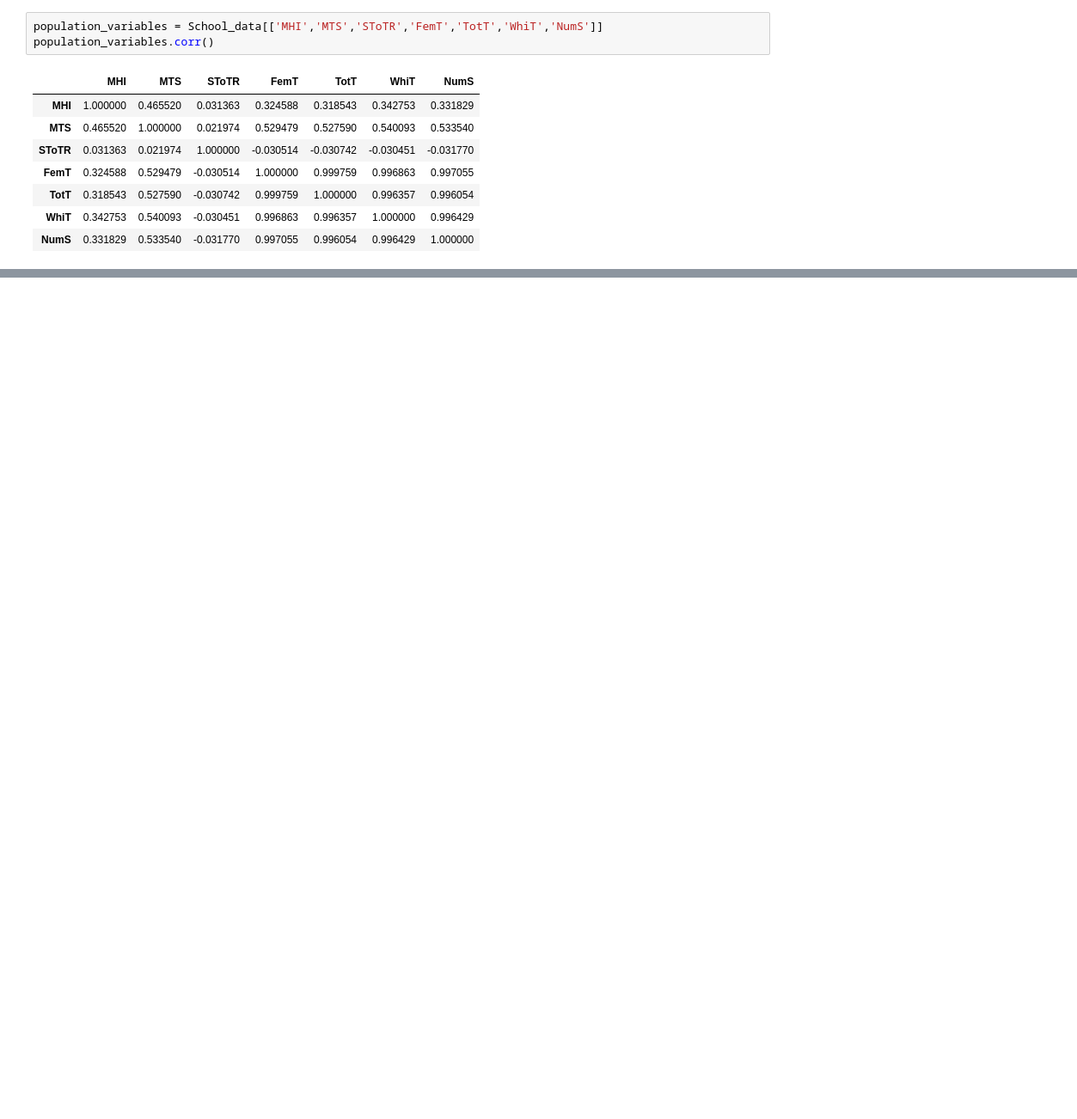
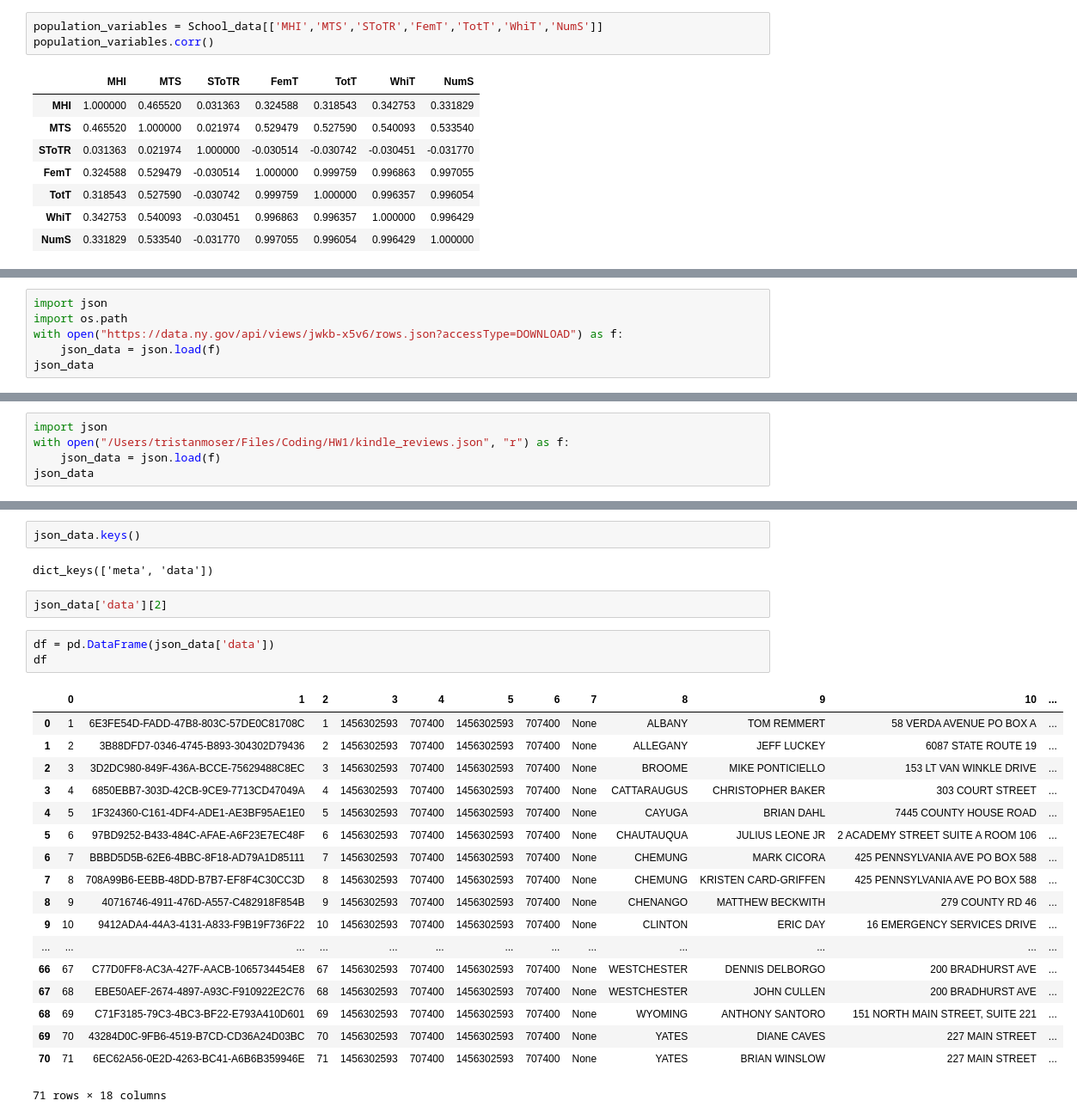
Before and after one commit to TristanMoser/byu_econ_applied_machine_learning, a Jupyter notebook: homeworks/Homework_1_TristanMoser.ipynb, the cells around one changed output, grey strips where cells are left out. Shown at 86% size. Drawn from its saved outputs; the diff is of its cells as text; blank space fills up the shorter version.

```diff
--- a/homeworks/Homework_1_TristanMoser.ipynb
+++ b/homeworks/Homework_1_TristanMoser.ipynb
@@ -268,0 +297,6 @@ population_variables.corr()
+# %%
+import json
+import os.path
+with open("https://data.ny.gov/api/views/jwkb-x5v6/rows.json?accessType=DOWNLOAD") as f:
+    json_data = json.load(f)
+json_data
@@ -268,0 +305,5 @@ population_variables.corr()
+# %%
+import json
+with open("/Users/tristanmoser/Files/Coding/HW1/kindle_reviews.json", "r") as f:
+    json_data = json.load(f)
+json_data
@@ -268,0 +328,28 @@ population_variables.corr()
+# %%
+json_data.keys()
+# %% [output]
+dict_keys(['meta', 'data'])
+# %%
+json_data['data'][2]
+# %%
+df = pd.DataFrame(json_data['data'])
+df
+# %% [output]
+|  | 0 | 1 | 2 | 3 | 4 | 5 | 6 | 7 | 8 | 9 | 10 | ... |
+| 0 | 1 | 6E3FE54D-FADD-47B8-803C-57DE0C81708C | 1 | 1456302593 | 707400 | 1456302593 | 707400 | None | ALBANY | TOM REMMERT | 58 VERDA AVENUE PO BOX A | ... |
+| 1 | 2 | 3B88DFD7-0346-4745-B893-304302D79436 | 2 | 1456302593 | 707400 | 1456302593 | 707400 | None | ALLEGANY | JEFF LUCKEY | 6087 STATE ROUTE 19 | ... |
+| 2 | 3 | 3D2DC980-849F-436A-BCCE-75629488C8EC | 3 | 1456302593 | 707400 | 1456302593 | 707400 | None | BROOME | MIKE PONTICIELLO | 153 LT VAN WINKLE DRIVE | ... |
+| 3 | 4 | 6850EBB7-303D-42CB-9CE9-7713CD47049A | 4 | 1456302593 | 707400 | 1456302593 | 707400 | None | CATTARAUGUS | CHRISTOPHER BAKER | 303 COURT STREET | ... |
+| 4 | 5 | 1F324360-C161-4DF4-ADE1-AE3BF95AE1E0 | 5 | 1456302593 | 707400 | 1456302593 | 707400 | None | CAYUGA | BRIAN DAHL | 7445 COUNTY HOUSE ROAD | ... |
+| 5 | 6 | 97BD9252-B433-484C-AFAE-A6F23E7EC48F | 6 | 1456302593 | 707400 | 1456302593 | 707400 | None | CHAUTAUQUA | JULIUS LEONE JR | 2 ACADEMY STREET SUITE A ROOM 106 | ... |
+| 6 | 7 | BBBD5D5B-62E6-4BBC-8F18-AD79A1D85111 | 7 | 1456302593 | 707400 | 1456302593 | 707400 | None | CHEMUNG | MARK CICORA | 425 PENNSYLVANIA AVE PO BOX 588 | ... |
+| 7 | 8 | 708A99B6-EEBB-48DD-B7B7-EF8F4C30CC3D | 8 | 1456302593 | 707400 | 1456302593 | 707400 | None | CHEMUNG | KRISTEN CARD-GRIFFEN | 425 PENNSYLVANIA AVE PO BOX 588 | ... |
+| 8 | 9 | 40716746-4911-476D-A557-C482918F854B | 9 | 1456302593 | 707400 | 1456302593 | 707400 | None | CHENANGO | MATTHEW BECKWITH | 279 COUNTY RD 46 | ... |
+| 9 | 10 | 9412ADA4-44A3-4131-A833-F9B19F736F22 | 10 | 1456302593 | 707400 | 1456302593 | 707400 | None | CLINTON | ERIC DAY | 16 EMERGENCY SERVICES DRIVE | ... |
+| ... | ... | ... | ... | ... | ... | ... | ... | ... | ... | ... | ... | ... |
+| 66 | 67 | C77D0FF8-AC3A-427F-AACB-1065734454E8 | 67 | 1456302593 | 707400 | 1456302593 | 707400 | None | WESTCHESTER | DENNIS DELBORGO | 200 BRADHURST AVE | ... |
+| 67 | 68 | EBE50AEF-2674-4897-A93C-F910922E2C76 | 68 | 1456302593 | 707400 | 1456302593 | 707400 | None | WESTCHESTER | JOHN CULLEN | 200 BRADHURST AVE | ... |
+| 68 | 69 | C71F3185-79C3-4BC3-BF22-E793A410D601 | 69 | 1456302593 | 707400 | 1456302593 | 707400 | None | WYOMING | ANTHONY SANTORO | 151 NORTH MAIN STREET, SUITE 221 | ... |
+| 69 | 70 | 43284D0C-9FB6-4519-B7CD-CD36A24D03BC | 70 | 1456302593 | 707400 | 1456302593 | 707400 | None | YATES | DIANE CAVES | 227 MAIN STREET | ... |
+| 70 | 71 | 6EC62A56-0E2D-4263-BC41-A6B6B359946E | 71 | 1456302593 | 707400 | 1456302593 | 707400 | None | YATES | BRIAN WINSLOW | 227 MAIN STREET | ... |
+71 rows × 18 columns
```
Also changed, not shown: parts of 18 cells of this notebook, 3 other files.
